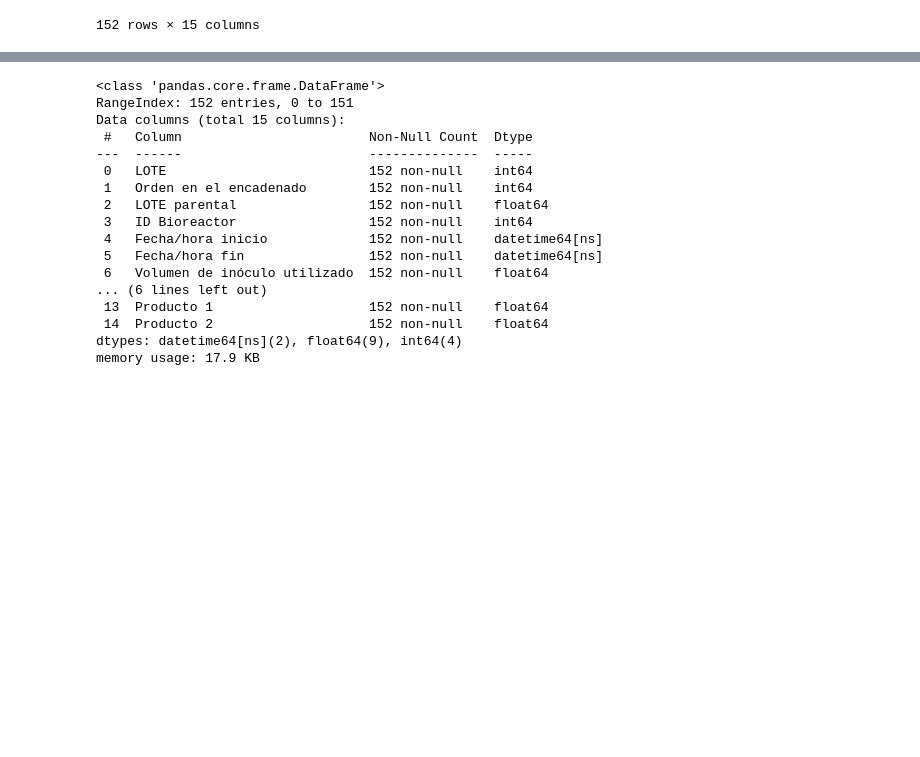
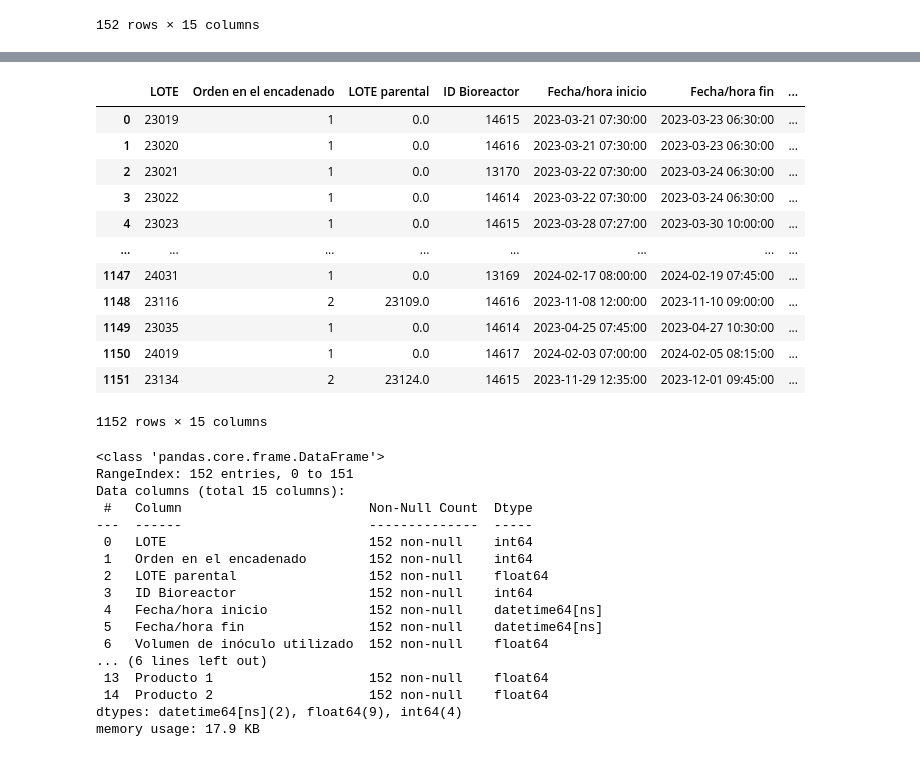
Before and after one commit to vjnoguera/Datathon-24, a Jupyter notebook: Merge global.ipynb, the cells around one changed output, grey strips where cells are left out. Drawn from its saved outputs; the diff is of its cells as text; code cells hidden in the pictures; blank space fills up the shorter version.

```diff
--- a/Merge global.ipynb
+++ b/Merge global.ipynb
@@ -28,3 +57,19 @@ df_prod_fin["Fecha/hora fin"] = pd.to_datetime(df_prod_fin["Fecha/hora fin"])
+# %%
+df_final
+# %% [output]
+|  | LOTE | Orden en el encadenado | LOTE parental | ID Bioreactor | Fecha/hora inicio | Fecha/hora fin | ... |
+| 0 | 23019 | 1 | 0.0 | 14615 | 2023-03-21 07:30:00 | 2023-03-23 06:30:00 | ... |
+| 1 | 23020 | 1 | 0.0 | 14616 | 2023-03-21 07:30:00 | 2023-03-23 06:30:00 | ... |
+| 2 | 23021 | 1 | 0.0 | 13170 | 2023-03-22 07:30:00 | 2023-03-24 06:30:00 | ... |
+| 3 | 23022 | 1 | 0.0 | 14614 | 2023-03-22 07:30:00 | 2023-03-24 06:30:00 | ... |
+| 4 | 23023 | 1 | 0.0 | 14615 | 2023-03-28 07:27:00 | 2023-03-30 10:00:00 | ... |
+| ... | ... | ... | ... | ... | ... | ... | ... |
+| 1147 | 24031 | 1 | 0.0 | 13169 | 2024-02-17 08:00:00 | 2024-02-19 07:45:00 | ... |
+| 1148 | 23116 | 2 | 23109.0 | 14616 | 2023-11-08 12:00:00 | 2023-11-10 09:00:00 | ... |
+| 1149 | 23035 | 1 | 0.0 | 14614 | 2023-04-25 07:45:00 | 2023-04-27 10:30:00 | ... |
+| 1150 | 24019 | 1 | 0.0 | 14617 | 2024-02-03 07:00:00 | 2024-02-05 08:15:00 | ... |
+| 1151 | 23134 | 2 | 23124.0 | 14615 | 2023-11-29 12:35:00 | 2023-12-01 09:45:00 | ... |
+1152 rows × 15 columns
 # %%
 df_prod_fin.info()
 # %% [output]
```
Also changed, not shown: parts of 18 cells of this notebook, 17 other files.
